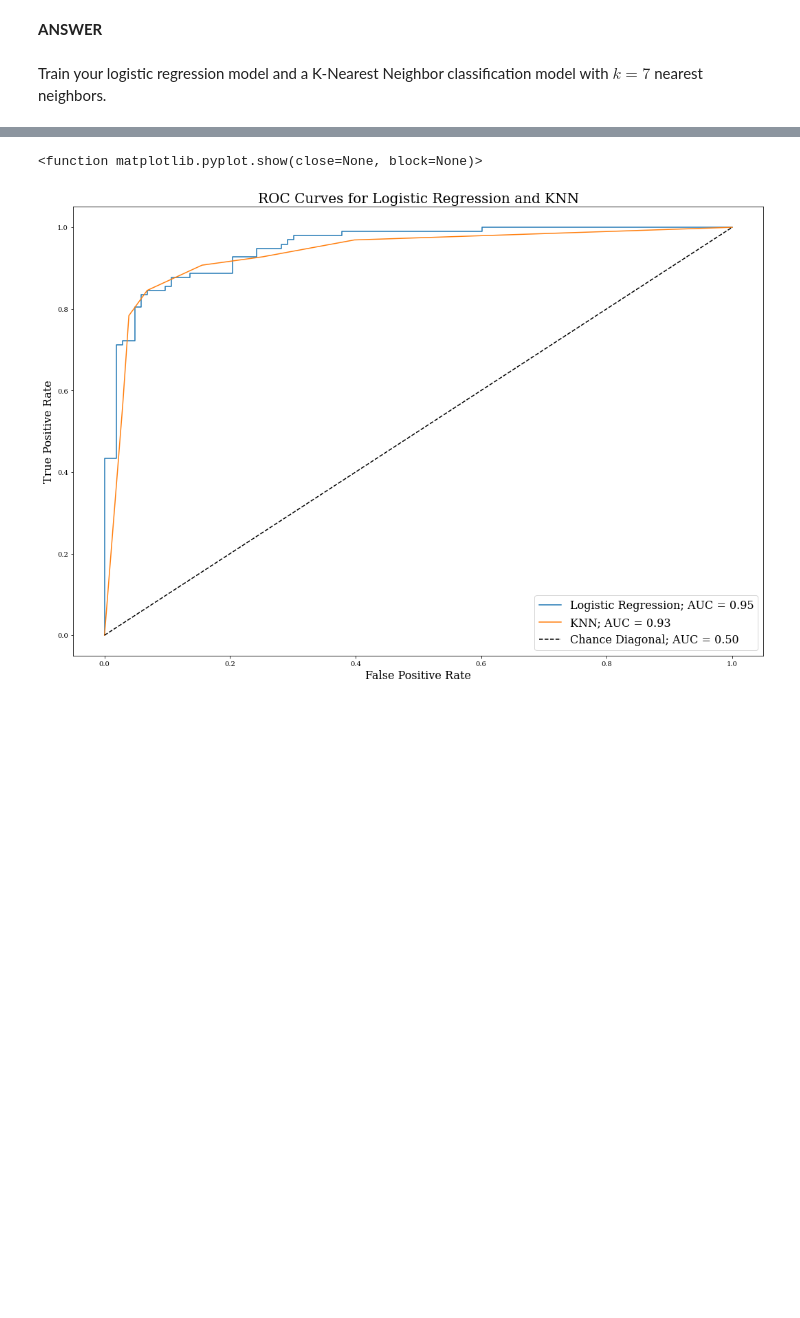
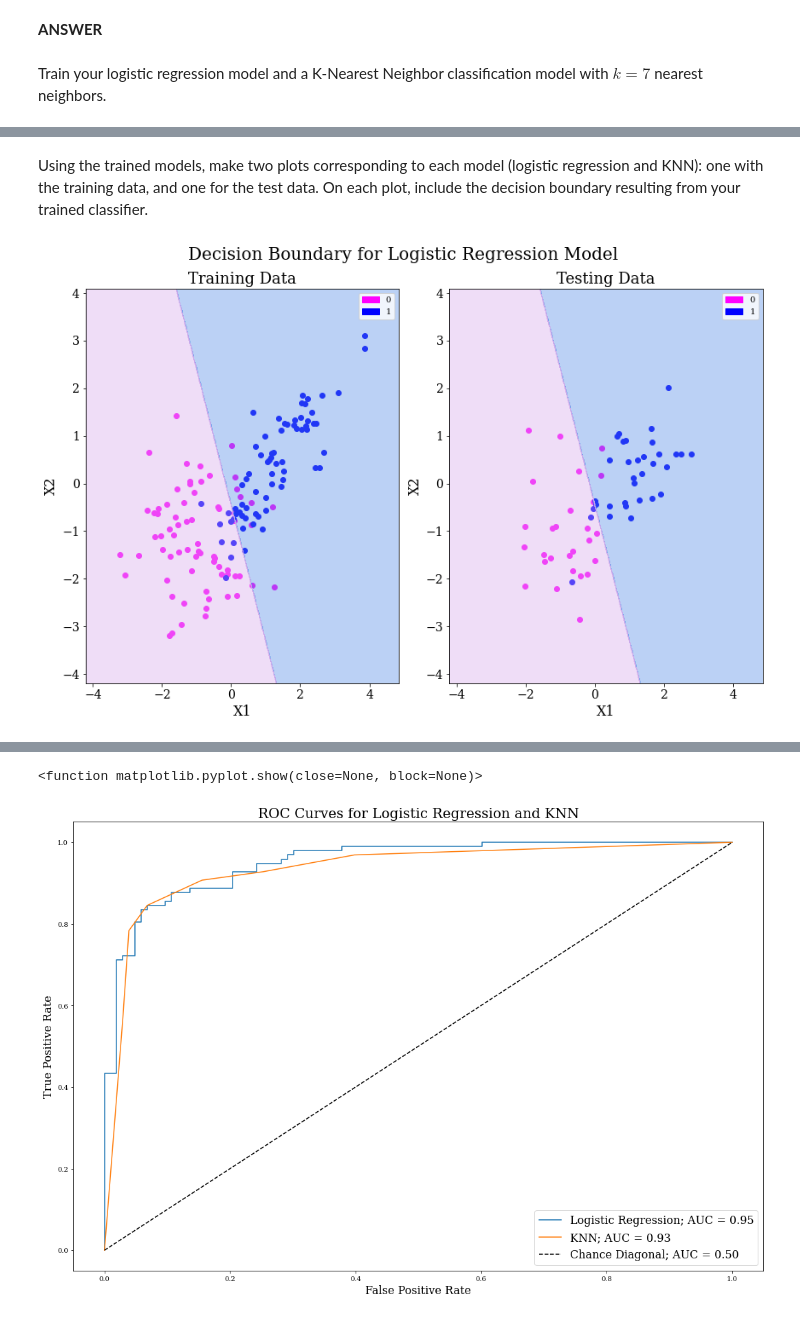
Before and after one commit to sdonatileach/Machine-Learning, a Jupyter notebook: Assignment_3.ipynb, the cells around one changed output, grey strips where cells are left out. Saved outputs shown, nothing was run; the diff lists cells and outputs as text; code cells hidden in the pictures; blank space fills up the shorter version.

```diff
--- a/Assignment_3.ipynb
+++ b/Assignment_3.ipynb
@@ -445,0 +463,80 @@ Train your logistic regression model and a K-Nearest Neighbor classification mod
+# %% [markdown]
+Using the trained models, make two plots corresponding to each model (logistic regression and KNN): one with the training data, and one for the test data. On each plot, include the decision boundary resulting from your trained classifier.
+# %%
+# prepare the labels for plotting
+train_data_label1 = train.loc[train["y"] == 1]
+train_data_label0 = train.loc[train["y"] == 0]
+
+test_data_label1 = test.loc[test["y"] == 1]
+test_data_label0 = test.loc[test["y"] == 0]
+# %%
+# create the plot for the Logistic Regression Model
+h=0.02
+
+fig, ax = plt.subplots(1,2,figsize=(12,8))
+fig.suptitle("Decision Boundary for Logistic Regression Model", fontsize=20)
+
+ax[0].scatter(
+    train_data_label1["x1"],
+    train_data_label1["x2"],
+    color="magenta",
+    label="Class 1"
+)
+ax[0].scatter(
+    train_data_label0["x1"],
+    train_data_label0["x2"],
+    color="blue",
+    label="Class 0",
+)
+
+ax[1].scatter(
+    test_data_label1["x1"],
+    test_data_label1["x2"],
+    color="magenta",
+    label="Class 1"
+)
+ax[1].scatter(
+    test_data_label0["x1"],
+    test_data_label0["x2"],
+    color="blue",
+    label="Class 0",
+)
+
+# Plot the decision boundary. For that, we will assign a color to each
+# point in the mesh [x_min, x_max]x[y_min, y_max].
+x_min_1, x_max_1 = X_train_new[:, 1].min() - 1, X_train_new[:, 1].max() + 1
+x_min_2, x_max_2 = X_train_new[:, 2].min() - 1, X_train_new[:, 2].max() + 1
+xx, yy = np.meshgrid(np.arange(x_min_1, x_max_1, h),
+                        np.arange(x_min_2, x_max_2, h))
+Z = np.c_[xx.ravel(), yy.ravel()]
+Z_prep = lr_model.prepare_x(Z)
+boundary = lr_model.predict(Z_prep).reshape(xx.shape)
+
+# creating the background colors
+cmap_light = ListedColormap(['#558CE6', '#D8ABEB'])
+ax[0].contourf(xx, yy, boundary, cmap=cmap_light, alpha=0.4)
+ax[1].contourf(xx, yy, boundary, cmap=cmap_light, alpha=0.4)
+
+#creating the legends
+label_pink = mpatches.Patch(color= "magenta", label="0", hatch="o")
+label_blue = mpatches.Patch(color="blue", label="1", hatch="o")
+ax[0].legend(handles=[label_pink,label_blue],loc='best')
+ax[1].legend(handles=[label_pink,label_blue],loc='best')
+
+
+# creating the labels and titles
+ax[0].set_title("Training Data", fontsize=18)
+ax[1].set_title("Testing Data", fontsize=18)
+ax[0].set_xlim(xx.min(), xx.max())
+ax[0].set_ylim(yy.min(), yy.max())
+ax[0].set_xlabel("X1", fontsize=16)
+ax[0].set_ylabel("X2", fontsize=16)
+ax[1].set_xlabel("X1", fontsize=16)
+ax[1].set_ylabel("X2", fontsize=16)
+ax[0].tick_params(labelsize=14)
+ax[1].tick_params(labelsize=14)
+
+fig.tight_layout()
+plt.show()
+# %% [output]
+[figure, added]
```
Also changed, not shown: parts of 11 cells of this notebook.
